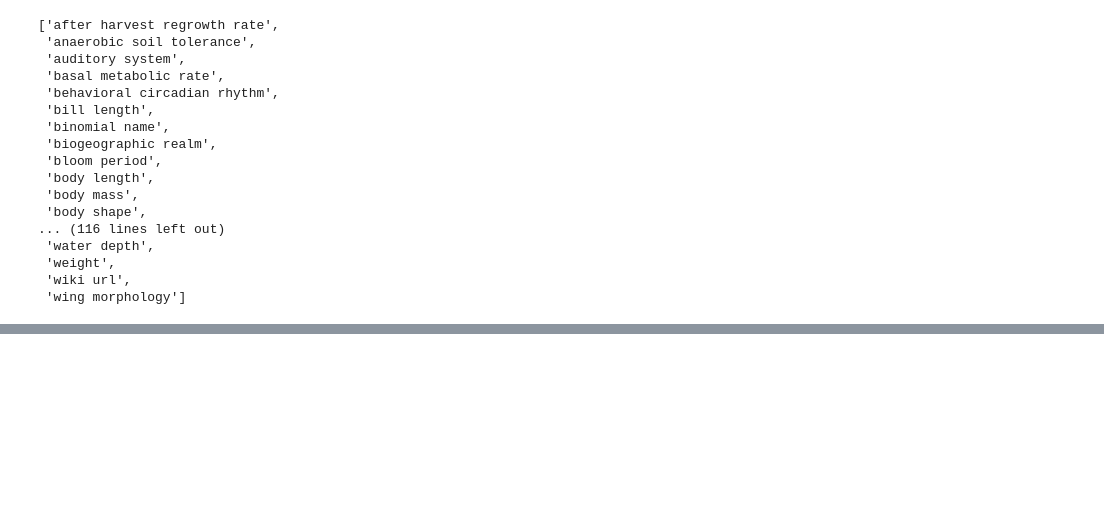
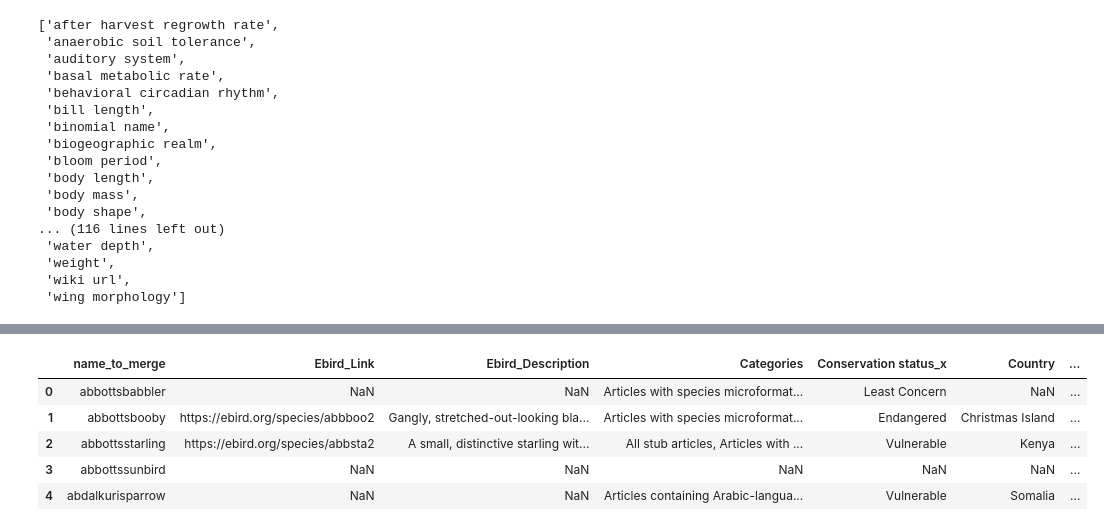
Before and after one commit to Mahanth-Maha/birds, a Jupyter notebook: Week1_Strucured_Data_Gen/Final_Merge.ipynb, the cells around one changed output, grey strips where cells are left out. Cells and saved outputs as stored; diff of their text form; code cells hidden in the pictures; blank space fills up the shorter version.

```diff
--- a/Week1_Strucured_Data_Gen/Final_Merge.ipynb
+++ b/Week1_Strucured_Data_Gen/Final_Merge.ipynb
@@ -520,0 +656,13 @@ sorted([i.lower() for i in comb_col])
+# %%
+names_ebird_wiki_dibird = merge_maha(names_ebird_wiki_dibird,'Family_x','Family_y','Family')
+names_ebird_wiki_dibird = merge_maha(names_ebird_wiki_dibird,'Genus_x','Genus_y','Genus')
+names_ebird_wiki_dibird = merge_maha(names_ebird_wiki_dibird,'Order_x','Order_y','Order')
+names_ebird_wiki_dibird = merge_maha(names_ebird_wiki_dibird,'Conservation status_x','Conservation status_y','Conservation status')
+names_ebird_wiki_dibird.head(5)
+# %% [output]
+|  | name_to_merge | Ebird_Link | Ebird_Description | Categories | Conservation status_x | Country | ... |
+| 0 | abbottsbabbler | NaN | NaN | Articles with species microformat... | Least Concern | NaN | ... |
+| 1 | abbottsbooby | https://ebird.org/species/abbboo2 | Gangly, stretched-out-looking bla... | Articles with species microformat... | Endangered | Christmas Island | ... |
+| 2 | abbottsstarling | https://ebird.org/species/abbsta2 | A small, distinctive starling wit... | All stub articles, Articles with ... | Vulnerable | Kenya | ... |
+| 3 | abbottssunbird | NaN | NaN | NaN | NaN | NaN | ... |
+| 4 | abdalkurisparrow | NaN | NaN | Articles containing Arabic-langua... | Vulnerable | Somalia | ... |
```
Also changed, not shown: parts of 19 cells of this notebook, 10 other files.
